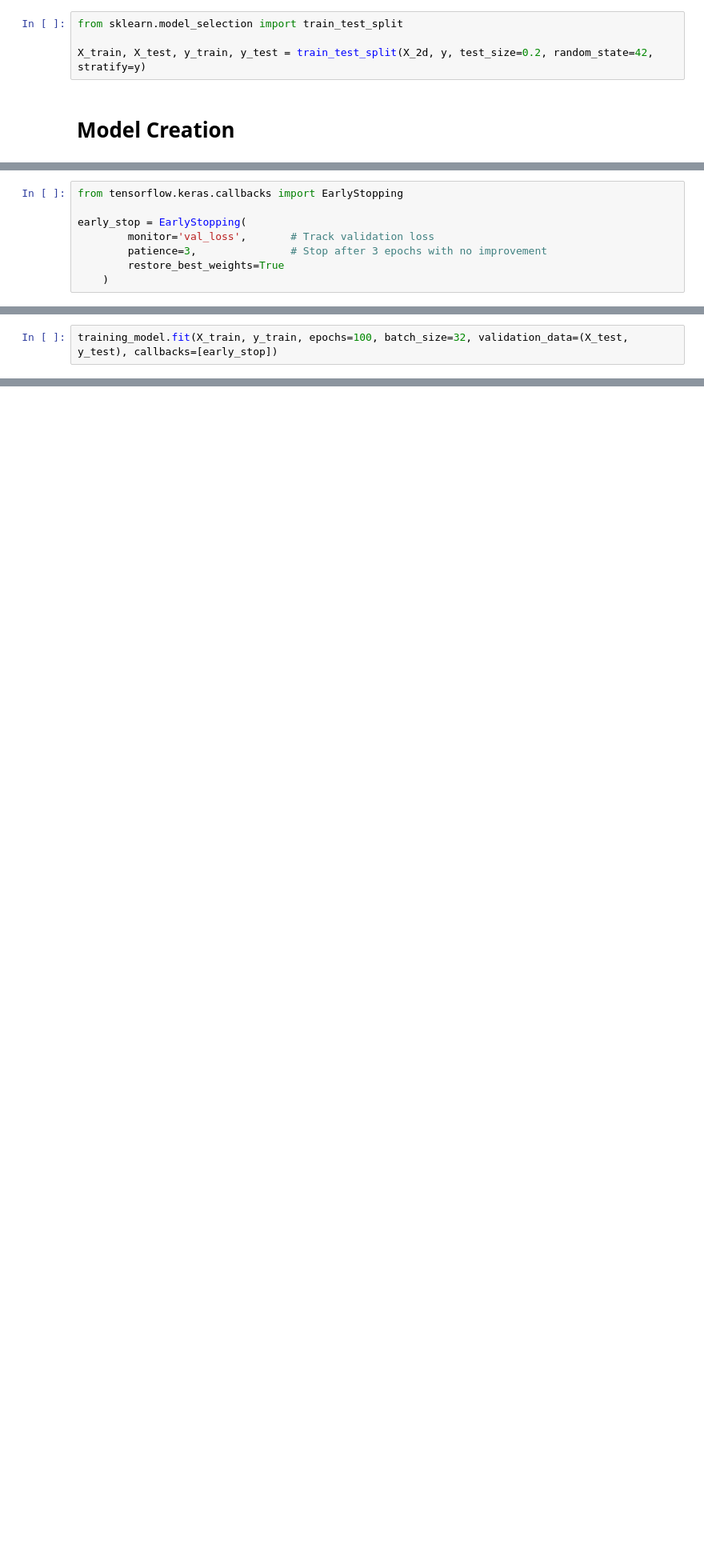
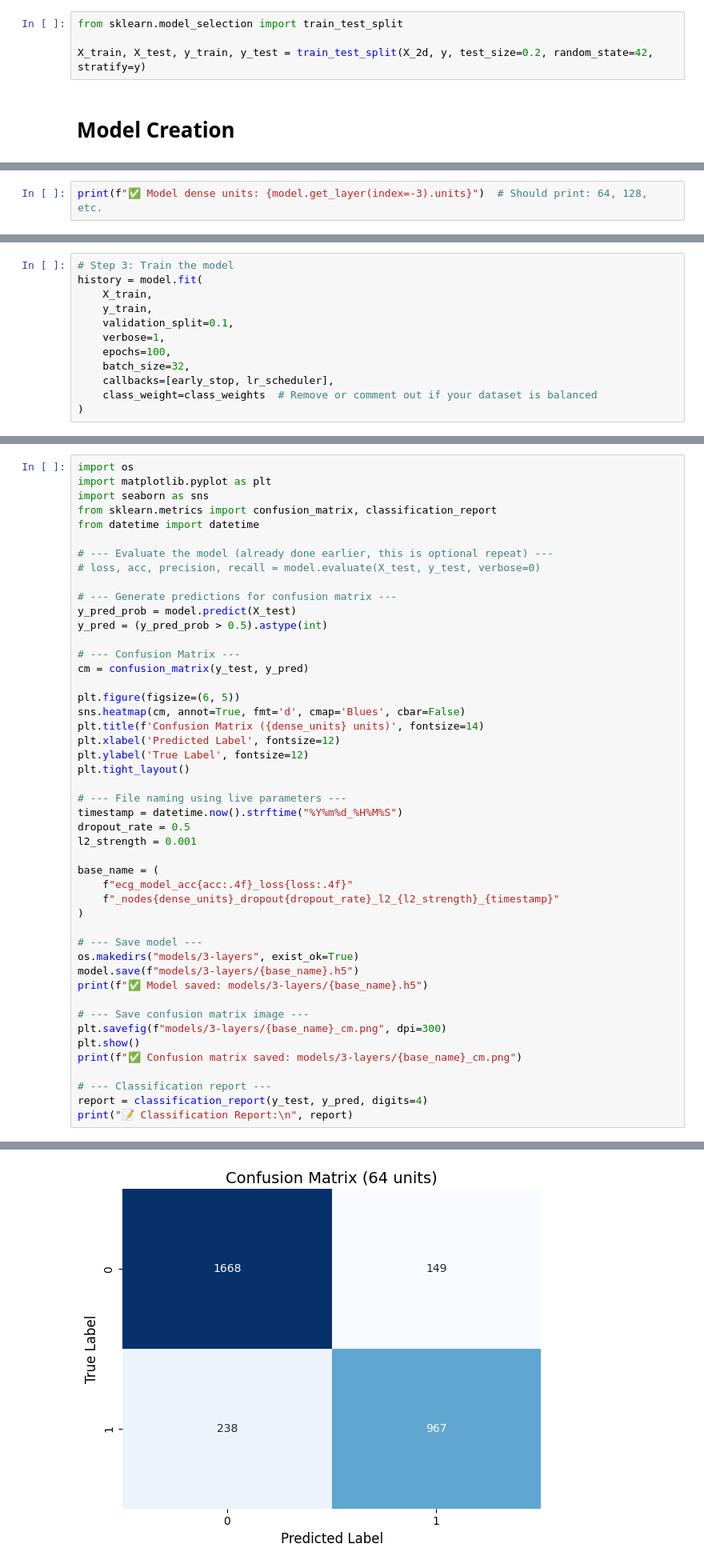
Before and after one commit to AshanMSilva/Early-Heart-Failure-Detection-via-AI-and-ECG, a Jupyter notebook: cnn_2d.ipynb, the cells around one changed output, grey strips where cells are left out. Shown at 80% size. Saved outputs shown, nothing was run; the diff lists cells and outputs as text; blank space fills up the shorter version.

Commit message:
weighted 2D CNN
Weighted classes 2D CNN

```diff
--- a/cnn_2d.ipynb
+++ b/cnn_2d.ipynb
@@ -49,8 +136,2 @@ training_model.compile(optimizer='adam', loss='binary_crossentropy', metrics=['a
 # %%
-from tensorflow.keras.callbacks import EarlyStopping
-
-early_stop = EarlyStopping(
-        monitor='val_loss',       # Track validation loss
-        patience=3,               # Stop after 3 epochs with no improvement
-        restore_best_weights=True
-    )
+print(f"✅ Model dense units: {model.get_layer(index=-3).units}")  # Should print: 64, 128, etc.
@@ -57,4 +140,14 @@ early_stop = EarlyStopping(
 # %%
-training_model.fit(X_train, y_train, epochs=100, batch_size=32, validation_data=(X_test, y_test), callbacks=[early_stop])
+# Step 3: Train the model
+history = model.fit(
+    X_train,
+    y_train,
+    validation_split=0.1,
+    verbose=1,
+    epochs=100,
+    batch_size=32,
+    callbacks=[early_stop, lr_scheduler],
+    class_weight=class_weights  # Remove or comment out if your dataset is balanced
+)
 # %% [output]
 Epoch 1/100
@@ -70,0 +219,48 @@ Epoch 5/100
+# %%
+import os
+import matplotlib.pyplot as plt
+import seaborn as sns
+from sklearn.metrics import confusion_matrix, classification_report
+from datetime import datetime
+
+# --- Evaluate the model (already done earlier, this is optional repeat) ---
+# loss, acc, precision, recall = model.evaluate(X_test, y_test, verbose=0)
+
+# --- Generate predictions for confusion matrix ---
+y_pred_prob = model.predict(X_test)
+y_pred = (y_pred_prob > 0.5).astype(int)
+
+# --- Confusion Matrix ---
+cm = confusion_matrix(y_test, y_pred)
+
+plt.figure(figsize=(6, 5))
+sns.heatmap(cm, annot=True, fmt='d', cmap='Blues', cbar=False)
+plt.title(f'Confusion Matrix ({dense_units} units)', fontsize=14)
+plt.xlabel('Predicted Label', fontsize=12)
+plt.ylabel('True Label', fontsize=12)
+plt.tight_layout()
+
+# --- File naming using live parameters ---
+timestamp = datetime.now().strftime("%Y%m%d_%H%M%S")
+dropout_rate = 0.5
+l2_strength = 0.001
+
+base_name = (
+    f"ecg_model_acc{acc:.4f}_loss{loss:.4f}"
+    f"_nodes{dense_units}_dropout{dropout_rate}_l2_{l2_strength}_{timestamp}"
+)
+
+# --- Save model ---
+os.makedirs("models/3-layers", exist_ok=True)
+model.save(f"models/3-layers/{base_name}.h5")
+print(f"✅ Model saved: models/3-layers/{base_name}.h5")
+
+# --- Save confusion matrix image ---
+plt.savefig(f"models/3-layers/{base_name}_cm.png", dpi=300)
+plt.show()
+print(f"✅ Confusion matrix saved: models/3-layers/{base_name}_cm.png")
+
+# --- Classification report ---
+report = classification_report(y_test, y_pred, digits=4)
+print("📝 Classification Report:\n", report)
+# %% [output]
@@ -70,0 +270 @@ Epoch 5/100
+[figure, added]
```
Also changed, not shown: parts of 15 cells of this notebook, 13 other files.
